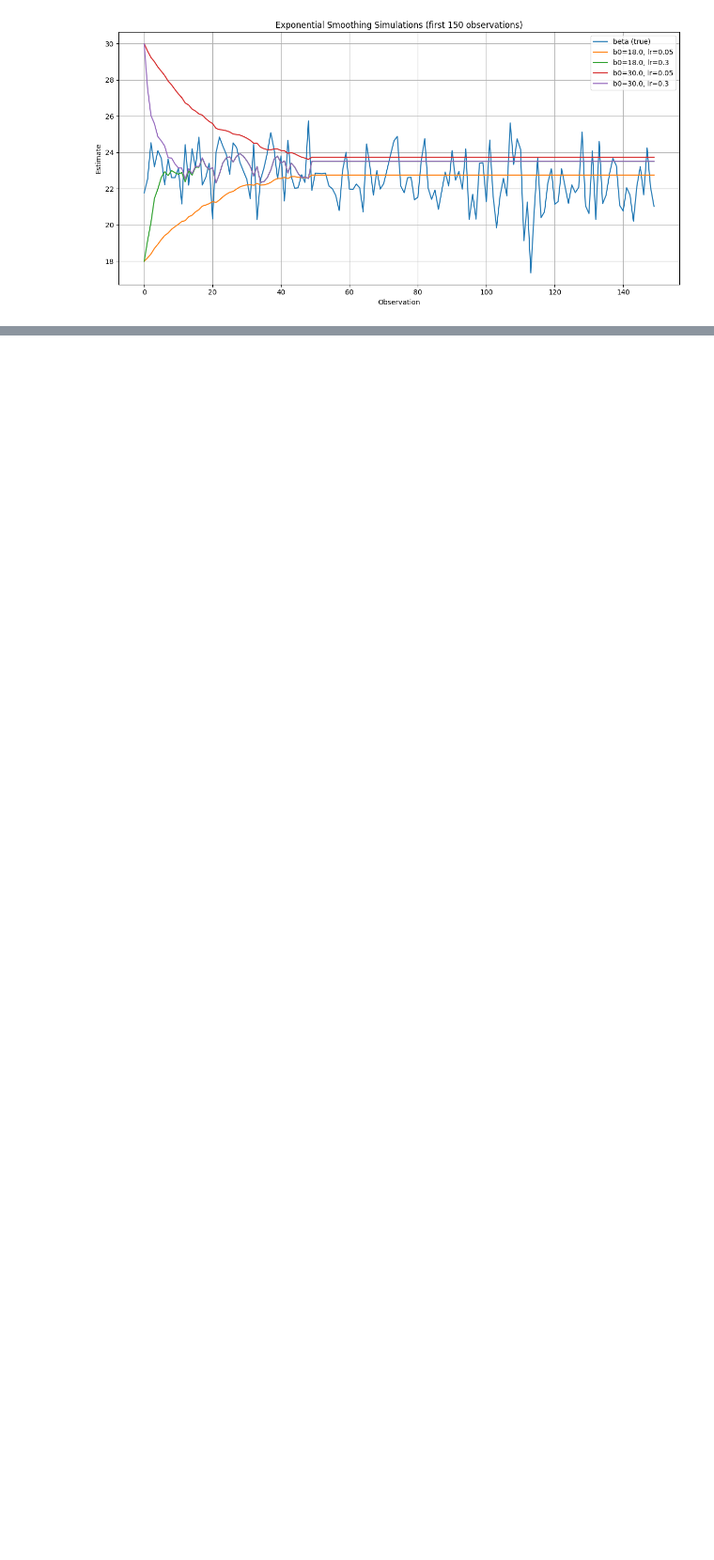
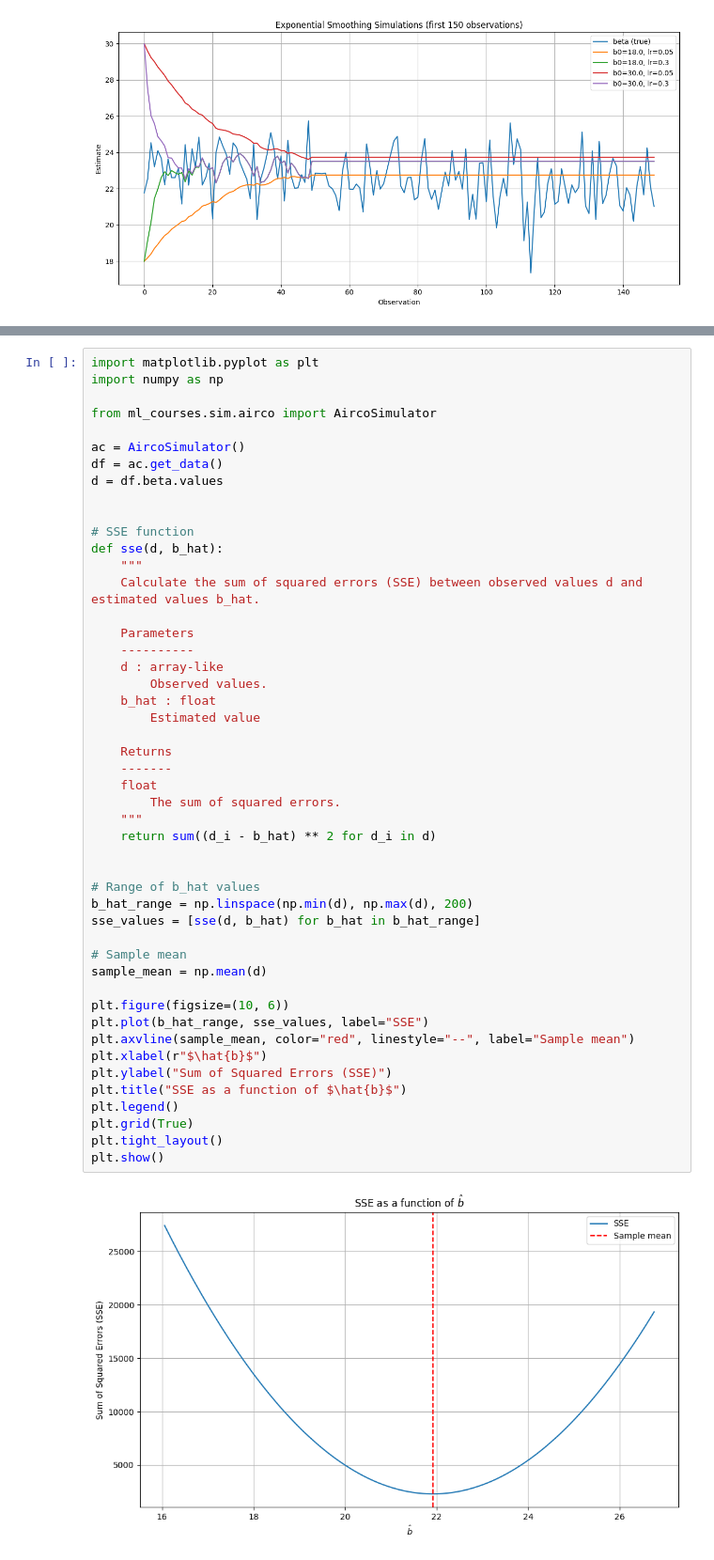
Before and after one commit to ap-mdi-it/ml-courses, a Jupyter notebook: book/ml_principles/basis/training.ipynb, the cells around one changed output, grey strips where cells are left out. Shown at 94% size. Cells and saved outputs as stored; diff of their text form; blank space fills up the shorter version.

Commit message:
Implement code changes to enhance functionality and improve performance

```diff
--- a/book/ml_principles/basis/training.ipynb
+++ b/book/ml_principles/basis/training.ipynb
@@ -119,0 +146,50 @@ Die regel bepaald de voorwaarde om de updates te stoppen. Dat kan heel simpel do
+# %%
+import matplotlib.pyplot as plt
+import numpy as np
+
+from ml_courses.sim.airco import AircoSimulator
+
+ac = AircoSimulator()
+df = ac.get_data()
+d = df.beta.values
+
+
+# SSE function
+def sse(d, b_hat):
+    """
+    Calculate the sum of squared errors (SSE) between observed values d and estimated values b_hat.
+
+    Parameters
+    ----------
+    d : array-like
+        Observed values.
+    b_hat : float
+        Estimated value
+
+    Returns
+    -------
+    float
+        The sum of squared errors.
+    """
+    return sum((d_i - b_hat) ** 2 for d_i in d)
+
+
+# Range of b_hat values
+b_hat_range = np.linspace(np.min(d), np.max(d), 200)
+sse_values = [sse(d, b_hat) for b_hat in b_hat_range]
+
+# Sample mean
+sample_mean = np.mean(d)
+
+plt.figure(figsize=(10, 6))
+plt.plot(b_hat_range, sse_values, label="SSE")
+plt.axvline(sample_mean, color="red", linestyle="--", label="Sample mean")
+plt.xlabel(r"$\hat{b}$")
+plt.ylabel("Sum of Squared Errors (SSE)")
+plt.title("SSE as a function of $\hat{b}$")
+plt.legend()
+plt.grid(True)
+plt.tight_layout()
+plt.show()
+# %% [output]
+[figure, added]
```
Also changed, not shown: parts of 3 cells of this notebook, 1 other file.
